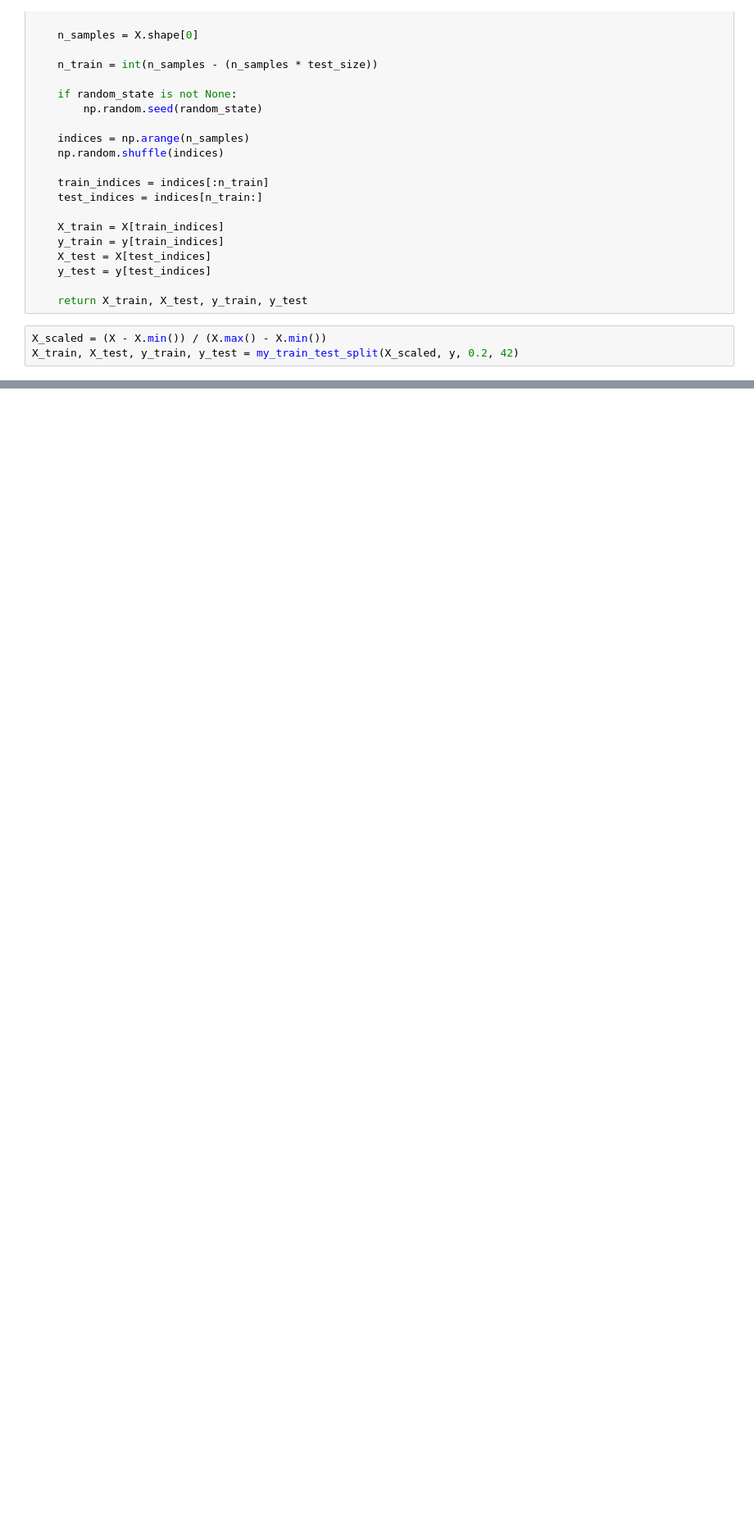
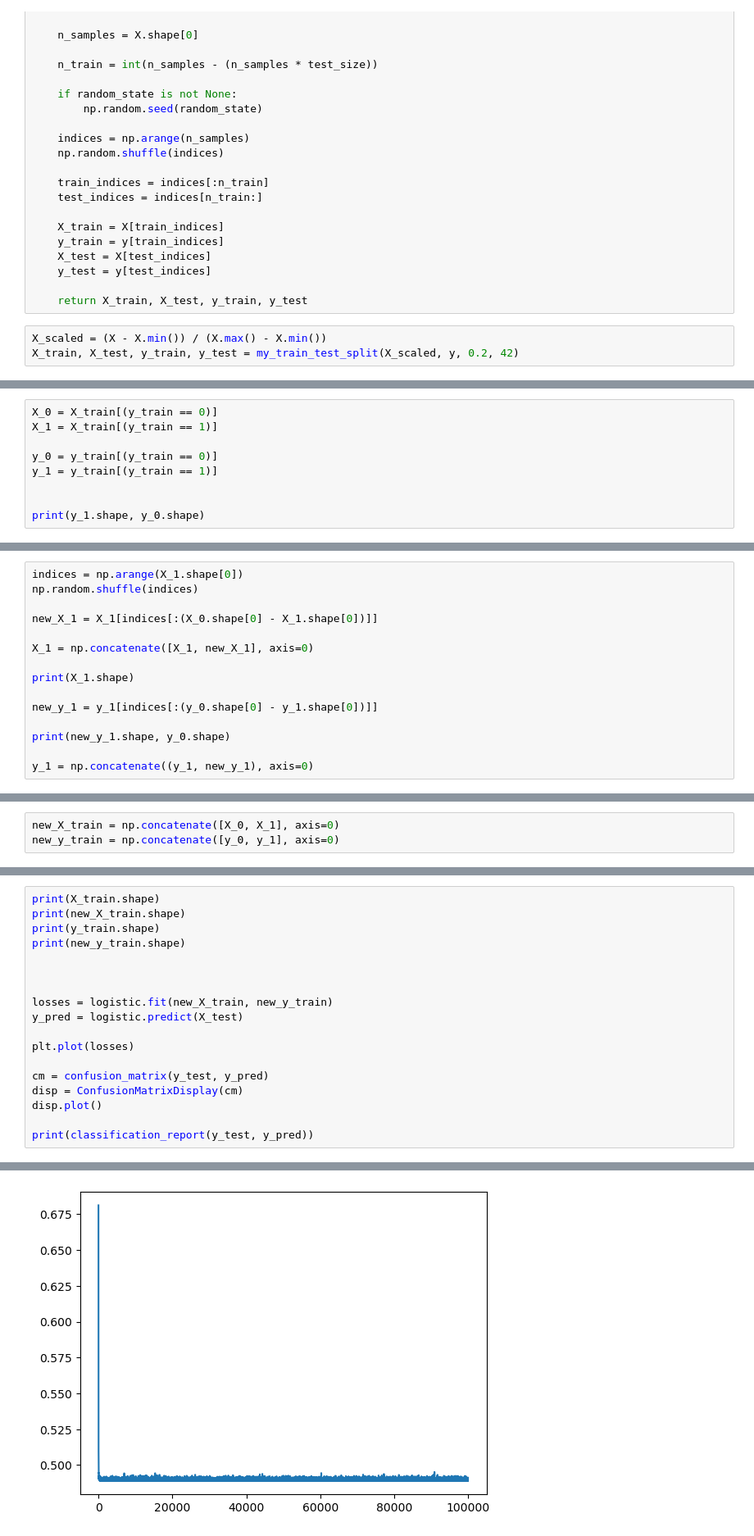
Before and after one commit to vva1909/ml, a Jupyter notebook: LAB7.ipynb, the cells around one changed output, grey strips where cells are left out. Shown at 82% size. Drawn from its saved outputs; the diff is of its cells as text; blank space fills up the shorter version.

```diff
--- a/LAB7.ipynb
+++ b/LAB7.ipynb
@@ -182,0 +183,9 @@ Accuracy: 0.68
+# %%
+X_0 = X_train[(y_train == 0)]
+X_1 = X_train[(y_train == 1)]
+
+y_0 = y_train[(y_train == 0)]
+y_1 = y_train[(y_train == 1)]
+
+
+print(y_1.shape, y_0.shape)
@@ -182,0 +194,15 @@ Accuracy: 0.68
+# %%
+indices = np.arange(X_1.shape[0])
+np.random.shuffle(indices)
+
+new_X_1 = X_1[indices[:(X_0.shape[0] - X_1.shape[0])]]
+
+X_1 = np.concatenate([X_1, new_X_1], axis=0)
+
+print(X_1.shape)
+
+new_y_1 = y_1[indices[:(y_0.shape[0] - y_1.shape[0])]]
+
+print(new_y_1.shape, y_0.shape)
+
+y_1 = np.concatenate((y_1, new_y_1), axis=0)
@@ -182,0 +212,3 @@ Accuracy: 0.68
+# %%
+new_X_train = np.concatenate([X_0, X_1], axis=0)
+new_y_train = np.concatenate([y_0, y_1], axis=0)
@@ -182,0 +235,19 @@ Accuracy: 0.68
+# %%
+print(X_train.shape)
+print(new_X_train.shape)
+print(y_train.shape)
+print(new_y_train.shape)
+
+
+
+losses = logistic.fit(new_X_train, new_y_train)
+y_pred = logistic.predict(X_test)
+
+plt.plot(losses)
+
+cm = confusion_matrix(y_test, y_pred)
+disp = ConfusionMatrixDisplay(cm)
+disp.plot()
+
+print(classification_report(y_test, y_pred))
+# %% [output]
@@ -182,0 +266 @@ Accuracy: 0.68
+[figure, added]
```
Also changed, not shown: parts of 11 cells of this notebook.
